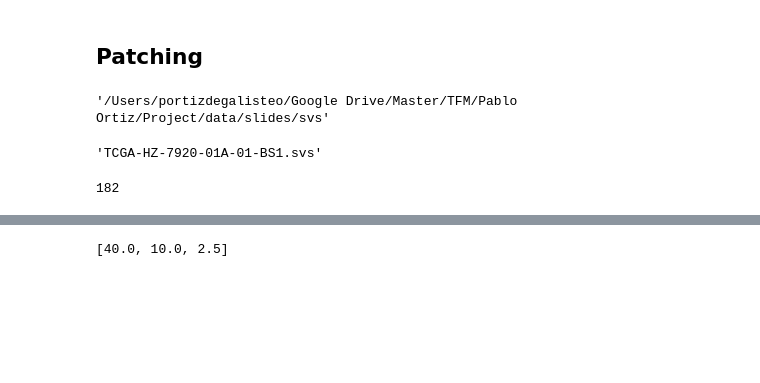
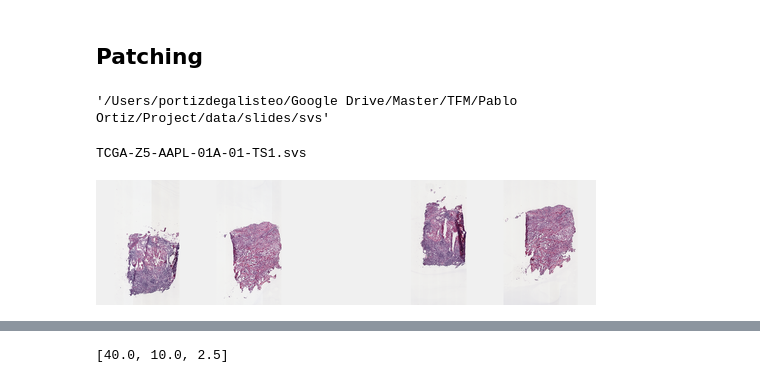
Before and after one commit to portizdegalisteo/TFM, a Jupyter notebook: wsi_tests.ipynb, the cells around one changed output, grey strips where cells are left out. Drawn from its saved outputs; the diff is of its cells as text; code cells hidden in the pictures; blank space fills up the shorter version.

```diff
--- a/wsi_tests.ipynb
+++ b/wsi_tests.ipynb
@@ -89,11 +96,11 @@ for slide_file in os.listdir(slides_path):
 results = pd.DataFrame(results)
 # %%
 files = os.listdir(slides_path)
-file= files[1]
-file
+file= random.choice(files)
+
+os_img = openslide.open_slide(os.path.join(slides_path, file))
+print(file)
+thumbnail(os_img, max_size=500)
 # %% [output]
-'TCGA-HZ-7920-01A-01-BS1.svs'
+TCGA-Z5-AAPL-01A-01-TS1.svs
+[figure, added]
-# %%
-results['valid_patches'].sum()
-# %% [output]
-182
```
Also changed, not shown: parts of 22 cells of this notebook, 2 other files.
